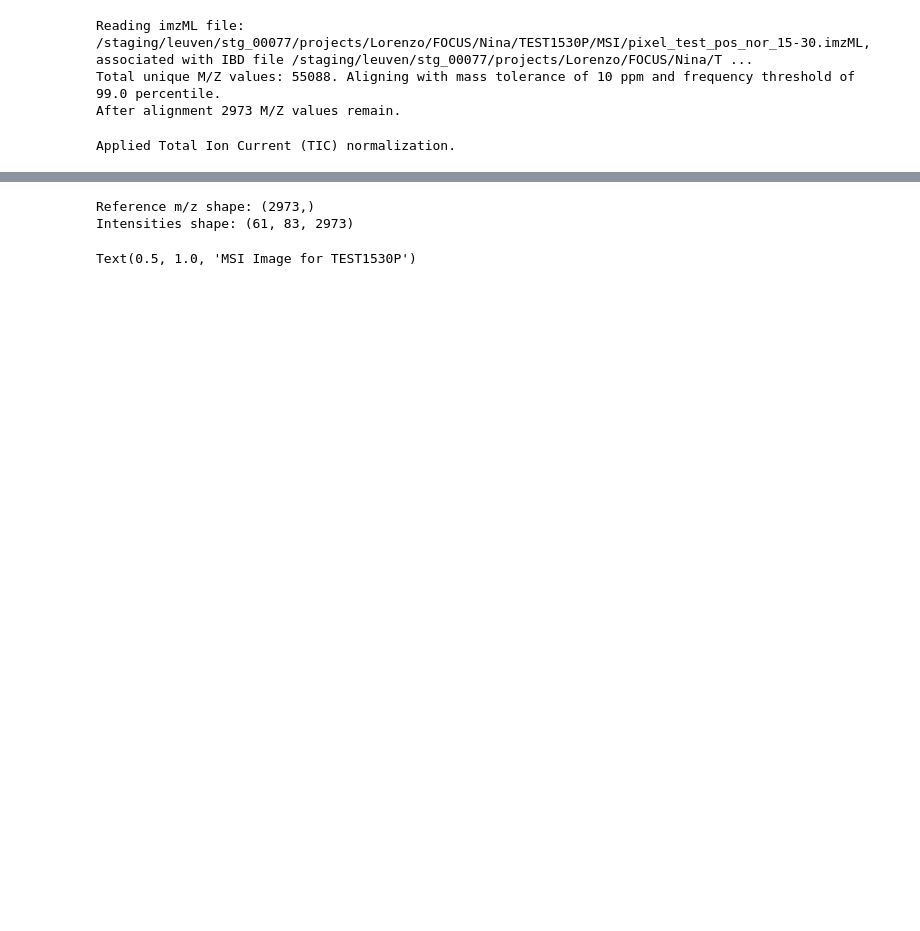
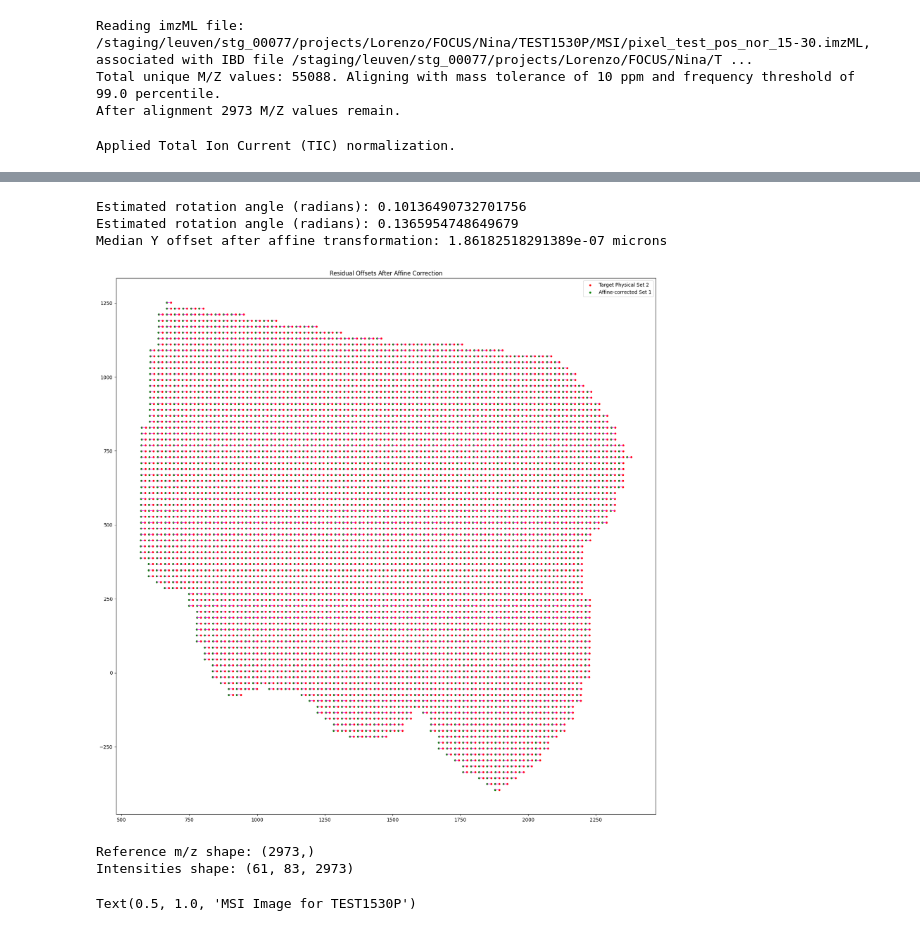
Before and after one commit to sifrimlab/FOCUS, a Jupyter notebook: notebooks/explore_msi.ipynb, the cells around one changed output, grey strips where cells are left out. Cells and saved outputs as stored; diff of their text form; code cells hidden in the pictures; blank space fills up the shorter version.

```diff
--- a/notebooks/explore_msi.ipynb
+++ b/notebooks/explore_msi.ipynb
@@ -37,0 +231,56 @@ Applied Total Ion Current (TIC) normalization.
+# %%
+import numpy as np
+import matplotlib.pyplot as plt
+from sklearn.linear_model import LinearRegression
+from skimage.transform import PiecewiseAffineTransform, warp
+from scipy.interpolate import Rbf
+
+# DATASET
+pixel_coords = np.array([[s['y'], s['x']] for s in parsed_spectra_pos])
+phys1 = np.array([[s['physical_x'], s['physical_y']] for s in parsed_spectra_pos])
+phys2 = np.array([[s['physical_x'], s['physical_y']] for s in parsed_spectra_neg])
+N = len(phys1)
+
+# Correct the rotation error in phys1 and phys2
+phys1 = compute_rotation_error(phys1, pixel_coords)
+phys2 = compute_rotation_error(phys2, pixel_coords)
+
+
+# AFFINE TRANSFORMATION FIT
+# Fit: phys2 ≈ Affine(phys1)
+A = np.hstack([phys1, np.ones((N,1))])
+model_x = LinearRegression().fit(A, phys2[:,0])
+model_y = LinearRegression().fit(A, phys2[:,1])
+
+def affine_transform(points):
+	aug = np.hstack([points, np.ones((points.shape[0],1))])
+	x_new = model_x.predict(aug)
+	y_new = model_y.predict(aug)
+	return np.stack([x_new, y_new], axis=1)
+
+phys1_to_2_affine = affine_transform(phys1)
+
+# Take into account the 15 micron offset in the y direction
+phys1_to_2_affine[:,0] -= 15
+
+# Compute the median Y offset between the transformed phys1 and phys2
+y_offset = np.median(phys2[:,1] - phys1_to_2_affine[:,1])
+print(f"Median Y offset after affine transformation: {y_offset} microns")
+phys1_to_2_affine[:,1] += y_offset
+
+# ASSESS CORRECTION
+fig, ax = plt.subplots(figsize=(20,20))
+ax.scatter(phys2[:,0], phys2[:,1], color='red', s=10, label='Target Physical Set 2')
+ax.scatter(phys1_to_2_affine[:,0], phys1_to_2_affine[:,1], s = 10,color='green', label='Affine-corrected Set 1')
+for i in range(N):
+	ax.arrow(phys1_to_2_affine[i,0], phys1_to_2_affine[i,1],
+			 phys2[i,0]-phys1_to_2_affine[i,0], phys2[i,1]-phys1_to_2_affine[i,1],
+			 head_width=0.05, head_length=0.1, fc='magenta', ec='magenta', alpha=.6)
+ax.set_title('Residual Offsets After Affine Correction')
+ax.legend()
+plt.show()
+# %% [output]
+Estimated rotation angle (radians): 0.10136490732701756
+Estimated rotation angle (radians): 0.1365954748649679
+Median Y offset after affine transformation: 1.86182518291389e-07 microns
+[figure, added]
```
Also changed, not shown: parts of 13 cells of this notebook, 2 other files.
